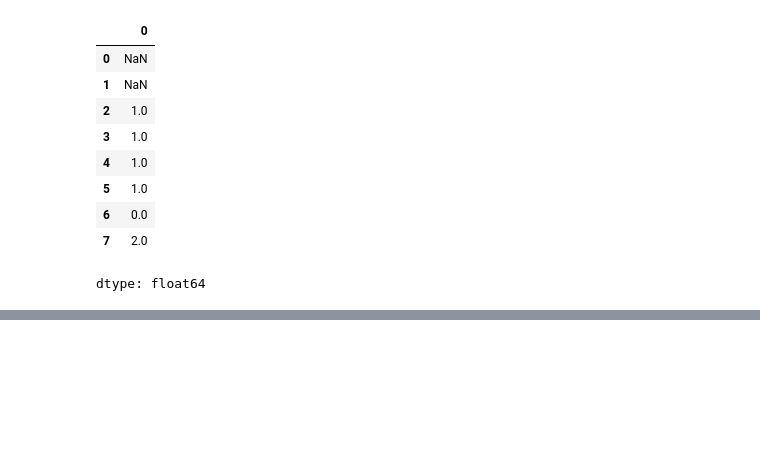
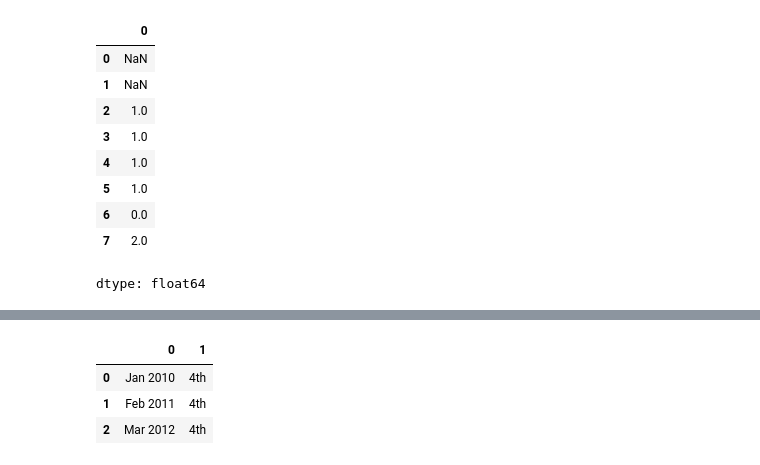
Before and after one commit to rushielevates/ML-DL-practice, a Jupyter notebook: Pandas.ipynb, the cells around one changed output, grey strips where cells are left out. Cells and saved outputs as stored; diff of their text form; code cells hidden in the pictures; blank space fills up the shorter version.

```diff
--- a/Pandas.ipynb
+++ b/Pandas.ipynb
@@ -744,0 +791,2 @@ dtype: float64
+# %%
+ser = pd.Series(['Jan 2010', 'Feb 2011', 'Mar 2012'])
@@ -744,0 +817,11 @@ dtype: float64
+# %%
+ser1 = [' 4th']*3
+# %%
+ser1 = pd.Series(ser1)
+# %%
+pd.concat([ser,ser1],axis=1)
+# %% [output]
+|  | 0 | 1 |
+| 0 | Jan 2010 | 4th |
+| 1 | Feb 2011 | 4th |
+| 2 | Mar 2012 | 4th |
```
Also changed, not shown: parts of 27 cells of this notebook.
